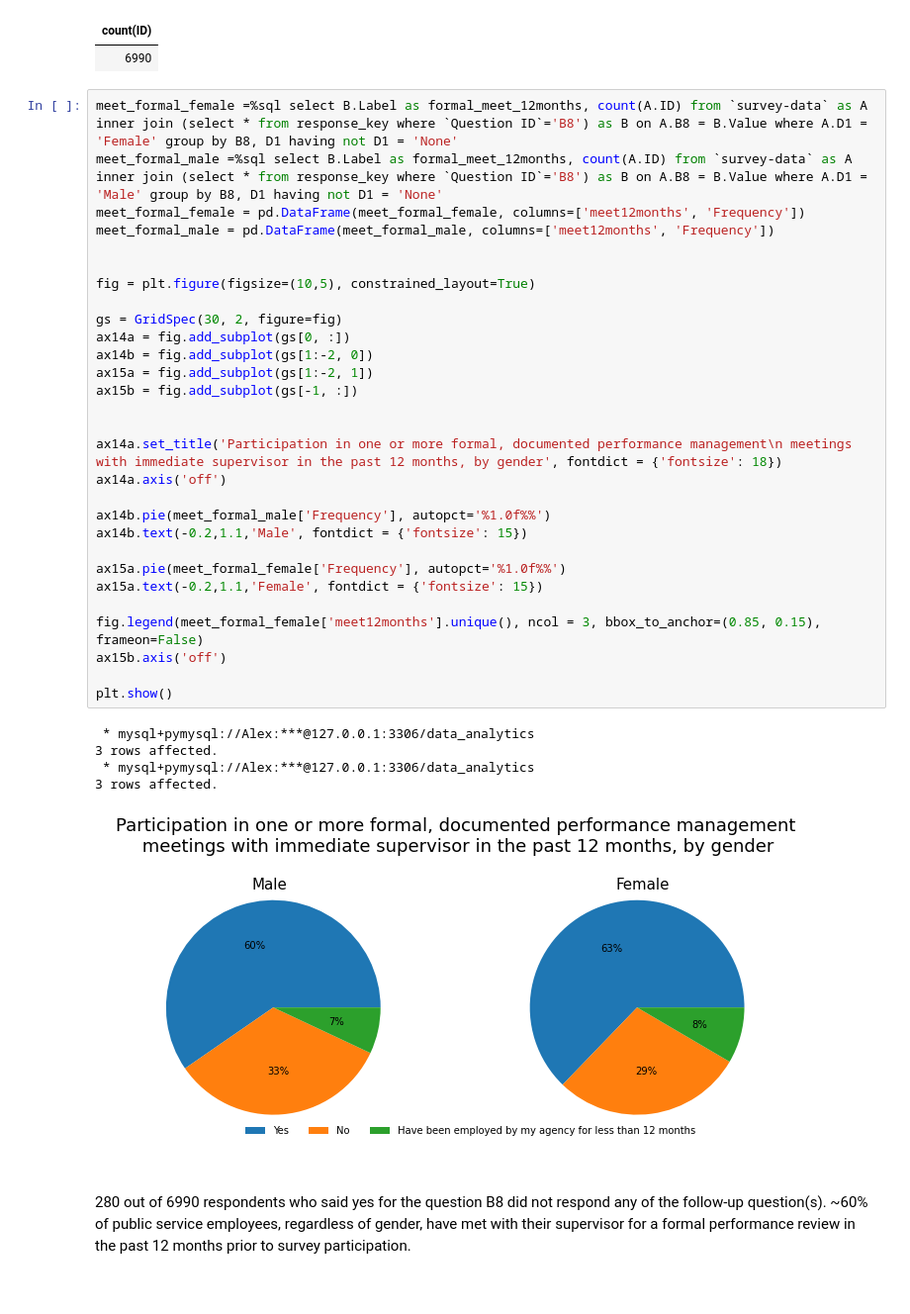
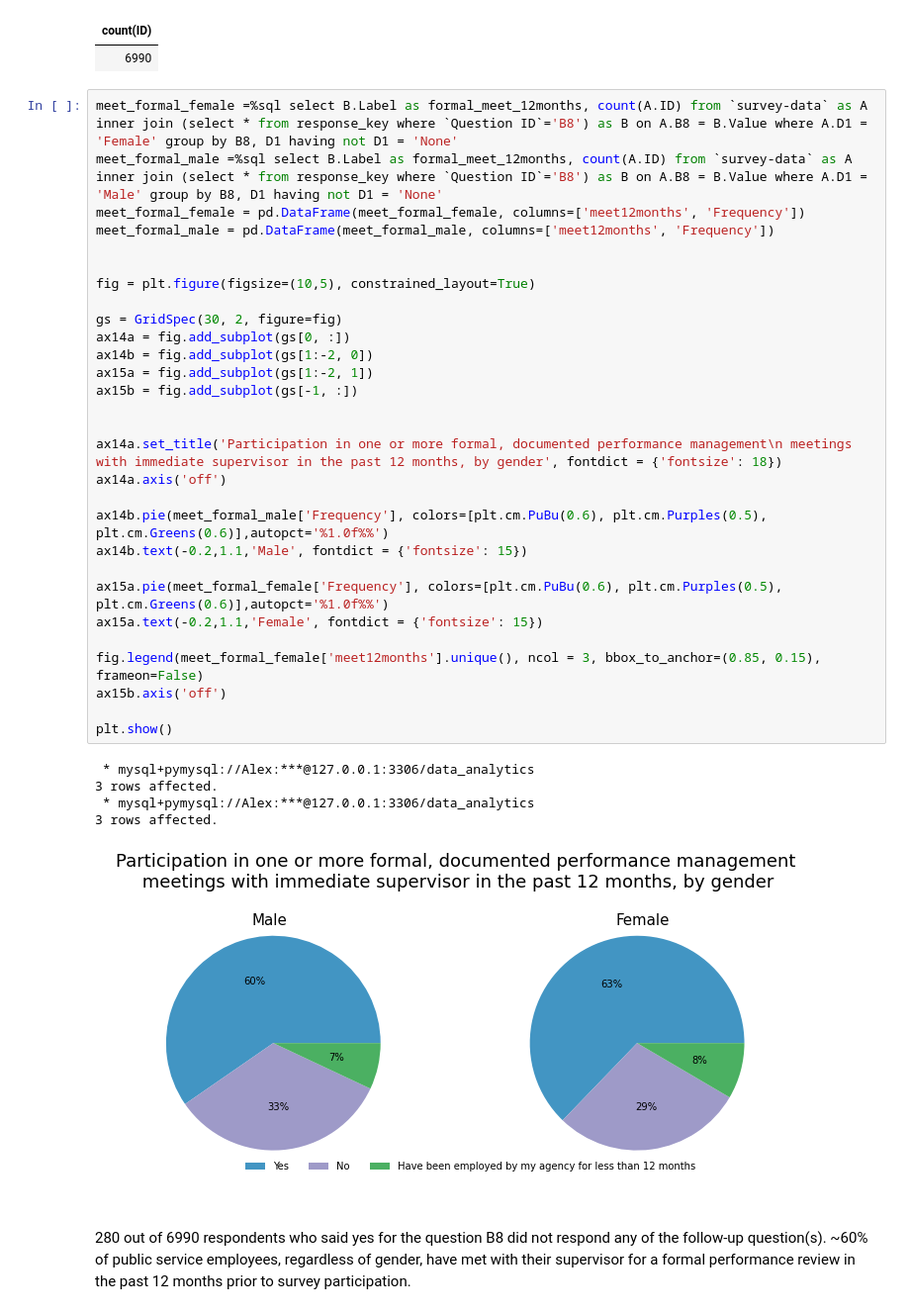
Before and after one commit to alex-cplee/WA-Public-Service-Perception-2015, a Jupyter notebook: SurveyData.ipynb, the cells around one changed output. Shown at 99% size. Drawn from its saved outputs; the diff is of its cells as text.

```diff
--- a/SurveyData.ipynb
+++ b/SurveyData.ipynb
@@ -1598,36 +1591,36 @@ meet_formal_female =%sql select B.Label as formal_meet_12months, count(A.ID) fro
 meet_formal_male =%sql select B.Label as formal_meet_12months, count(A.ID) from `survey-data` as A inner join (select * from response_key where `Question ID`='B8') as B on A.B8 = B.Value where A.D1 = 'Male' group by B8, D1 having not D1 = 'None'
 meet_formal_female = pd.DataFrame(meet_formal_female, columns=['meet12months', 'Frequency'])
 meet_formal_male = pd.DataFrame(meet_formal_male, columns=['meet12months', 'Frequency'])
 
 
 fig = plt.figure(figsize=(10,5), constrained_layout=True)
 
 gs = GridSpec(30, 2, figure=fig)
 ax14a = fig.add_subplot(gs[0, :])
 ax14b = fig.add_subplot(gs[1:-2, 0])
 ax15a = fig.add_subplot(gs[1:-2, 1])
 ax15b = fig.add_subplot(gs[-1, :])
 
 
 ax14a.set_title('Participation in one or more formal, documented performance management\n meetings with immediate supervisor in the past 12 months, by gender', fontdict = {'fontsize': 18})
 ax14a.axis('off')
 
-ax14b.pie(meet_formal_male['Frequency'], autopct='%1.0f%%')
+ax14b.pie(meet_formal_male['Frequency'], colors=[plt.cm.PuBu(0.6), plt.cm.Purples(0.5), plt.cm.Greens(0.6)],autopct='%1.0f%%')
 ax14b.text(-0.2,1.1,'Male', fontdict = {'fontsize': 15})
 
-ax15a.pie(meet_formal_female['Frequency'], autopct='%1.0f%%')
+ax15a.pie(meet_formal_female['Frequency'], colors=[plt.cm.PuBu(0.6), plt.cm.Purples(0.5), plt.cm.Greens(0.6)],autopct='%1.0f%%')
 ax15a.text(-0.2,1.1,'Female', fontdict = {'fontsize': 15})
 
 fig.legend(meet_formal_female['meet12months'].unique(), ncol = 3, bbox_to_anchor=(0.85, 0.15), frameon=False)
 ax15b.axis('off')
 
 plt.show()
 # %% [output]
  * mysql+pymysql://Alex:***@127.0.0.1:3306/data_analytics
 3 rows affected.
  * mysql+pymysql://Alex:***@127.0.0.1:3306/data_analytics
 3 rows affected.
-[figure, old version]
+[figure, new version]
 # %% [markdown]
 280 out of 6990 respondents who said yes for the question B8 did not respond any of the follow-up question(s). ~60% of public service employees, regardless of gender, have met with their supervisor for a formal performance review in the past 12 months prior to survey participation.
 # %%
```
Also changed, not shown: parts of 51 cells of this notebook.
